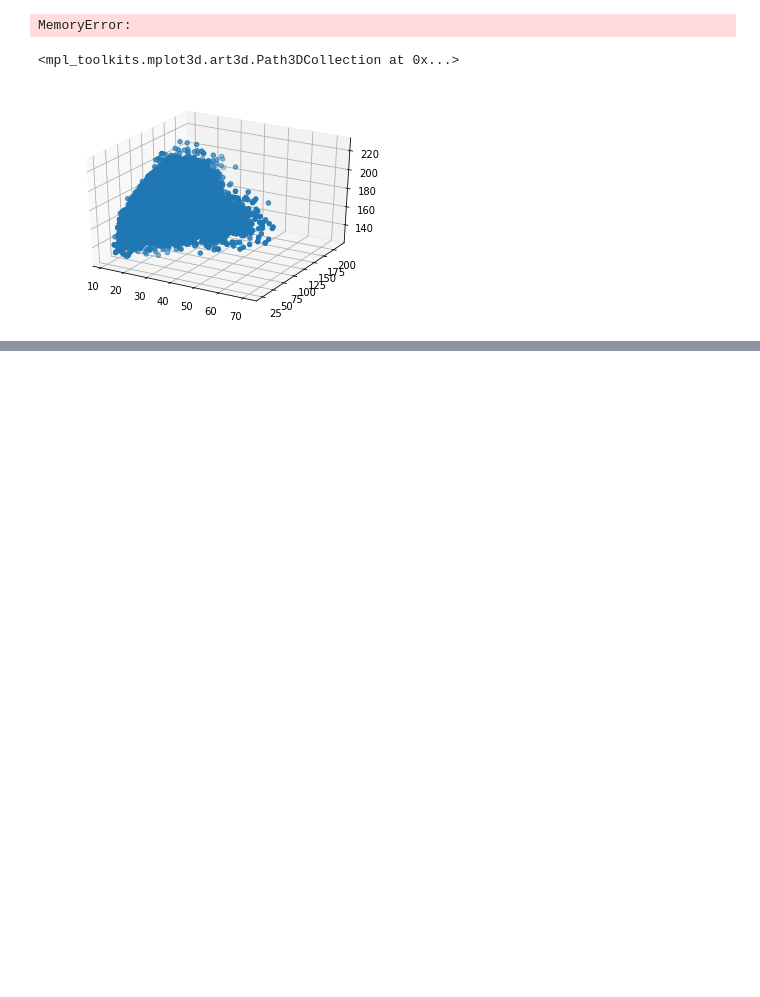
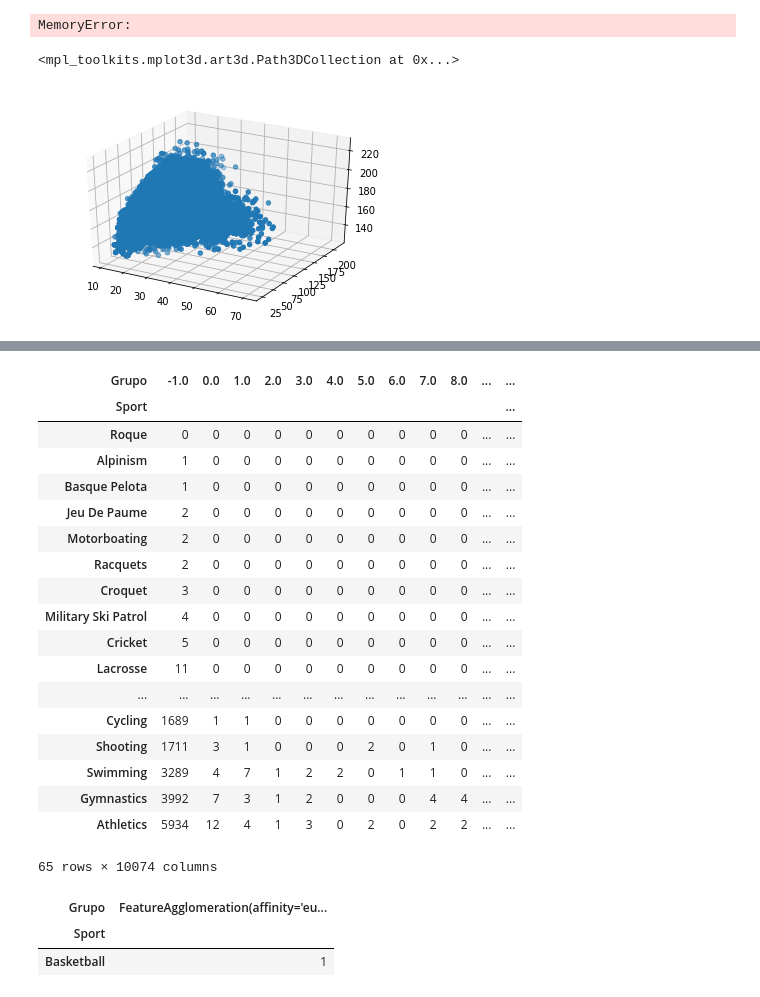
Before and after one commit to CaioFauza/Projeto3CDados, a Jupyter notebook: Projeto3.ipynb, the cells around one changed output, grey strips where cells are left out. Cells and saved outputs as stored; diff of their text form; code cells hidden in the pictures; blank space fills up the shorter version.

```diff
--- a/Projeto3.ipynb
+++ b/Projeto3.ipynb
@@ -224,0 +277,50 @@ pd.crosstab(grupos.Sport, grupos.Grupo)
+# %%
+tabela.sort_values(by= -1)
+# %% [output]
+| Grupo | -1.0 | 0.0 | 1.0 | 2.0 | 3.0 | 4.0 | 5.0 | 6.0 | 7.0 | 8.0 | ... | ... |
+| Sport |  |  |  |  |  |  |  |  |  |  |  | ... |
+| Roque | 0 | 0 | 0 | 0 | 0 | 0 | 0 | 0 | 0 | 0 | ... | ... |
+| Alpinism | 1 | 0 | 0 | 0 | 0 | 0 | 0 | 0 | 0 | 0 | ... | ... |
+| Basque Pelota | 1 | 0 | 0 | 0 | 0 | 0 | 0 | 0 | 0 | 0 | ... | ... |
+| Jeu De Paume | 2 | 0 | 0 | 0 | 0 | 0 | 0 | 0 | 0 | 0 | ... | ... |
+| Motorboating | 2 | 0 | 0 | 0 | 0 | 0 | 0 | 0 | 0 | 0 | ... | ... |
+| Racquets | 2 | 0 | 0 | 0 | 0 | 0 | 0 | 0 | 0 | 0 | ... | ... |
+| Croquet | 3 | 0 | 0 | 0 | 0 | 0 | 0 | 0 | 0 | 0 | ... | ... |
+| Military Ski Patrol | 4 | 0 | 0 | 0 | 0 | 0 | 0 | 0 | 0 | 0 | ... | ... |
+| Cricket | 5 | 0 | 0 | 0 | 0 | 0 | 0 | 0 | 0 | 0 | ... | ... |
+| Lacrosse | 11 | 0 | 0 | 0 | 0 | 0 | 0 | 0 | 0 | 0 | ... | ... |
+| ... | ... | ... | ... | ... | ... | ... | ... | ... | ... | ... | ... | ... |
+| Cycling | 1689 | 1 | 1 | 0 | 0 | 0 | 0 | 0 | 0 | 0 | ... | ... |
+| Shooting | 1711 | 3 | 1 | 0 | 0 | 0 | 2 | 0 | 1 | 0 | ... | ... |
+| Swimming | 3289 | 4 | 7 | 1 | 2 | 2 | 0 | 1 | 1 | 0 | ... | ... |
+| Gymnastics | 3992 | 7 | 3 | 1 | 2 | 0 | 0 | 0 | 4 | 4 | ... | ... |
+| Athletics | 5934 | 12 | 4 | 1 | 3 | 0 | 2 | 0 | 2 | 2 | ... | ... |
+65 rows × 10074 columns
+# %%
+#Agglomerative
+
+geral = pd.read_csv("athlete_events.csv")
+
+
+sports = pd.unique(geral["Sport"]).tolist()
+
+geraldados = geral.loc[:,("Age", "Height", "Weight")]
+geraldados2 = geraldados[geral.Season == "Summer"]
+dados = geraldados2.dropna()
+
+
+med = cluster.FeatureAgglomeration()
+output = med.fit(dados)
+
+
+a = pd.Series(output)
+
+
+grupos = pd.DataFrame(geral.Sport)
+grupos['Grupo'] = pd.Series(output)
+tabela = pd.crosstab(grupos.Sport, grupos.Grupo)
+tabela
+# %% [output]
+| Grupo | FeatureAgglomeration(affinity='eu... |
+| Sport |  |
+| Basketball | 1 |
```
Also changed, not shown: parts of 7 cells of this notebook.
